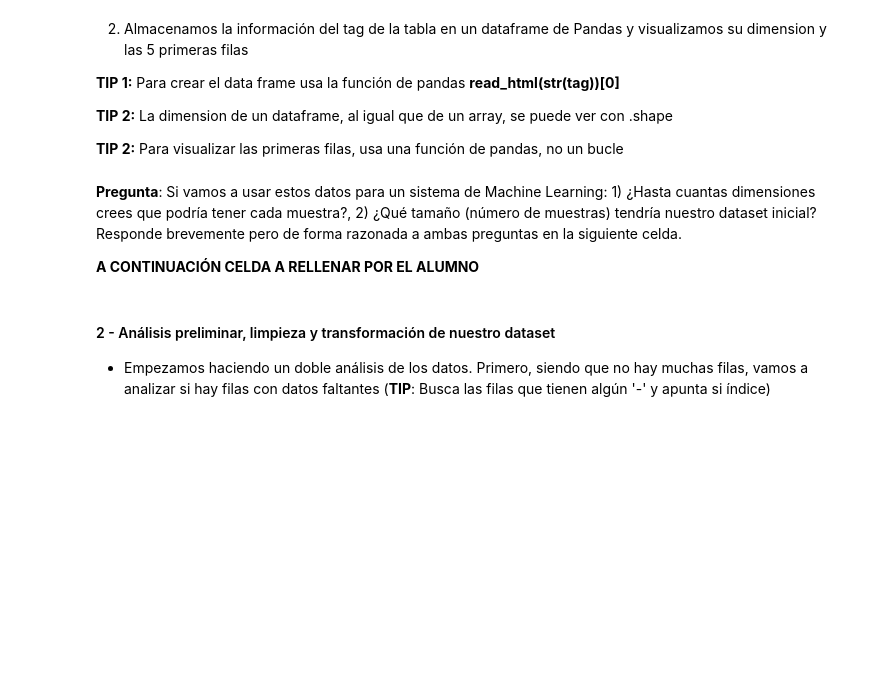
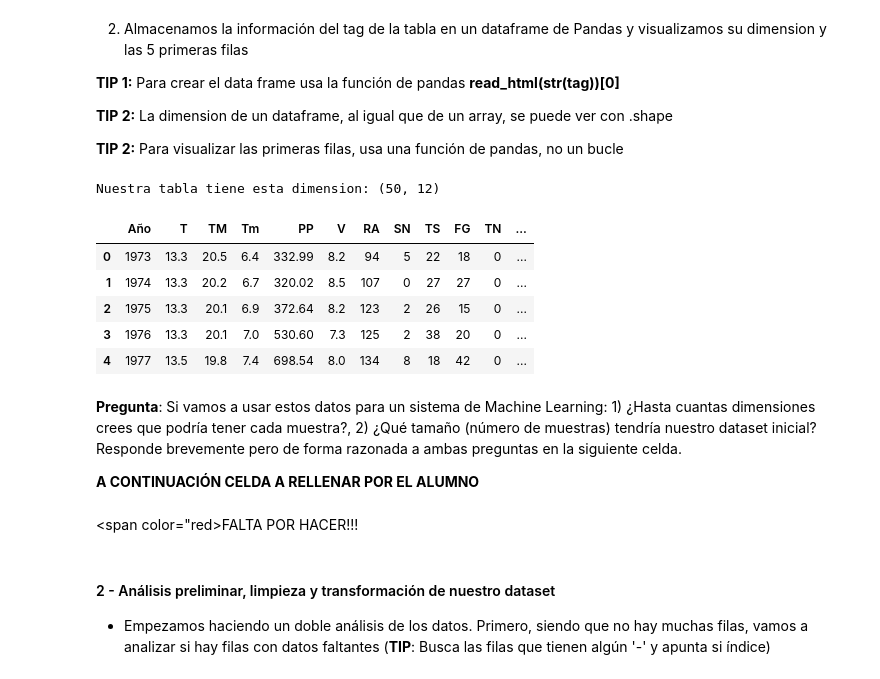
Before and after one commit to yuki/VIU_MASW, a Jupyter notebook: Actividad_2/Actividad_2_2_Alumno.ipynb, the cells around one changed output. Drawn from its saved outputs; the diff is of its cells as text; code cells hidden in the pictures; blank space fills up the shorter version.

```diff
--- a/Actividad_2/Actividad_2_2_Alumno.ipynb
+++ b/Actividad_2/Actividad_2_2_Alumno.ipynb
@@ -81,18 +90,28 @@ __TIP 2:__ Para visualizar las primeras filas, usa una función de pandas, no un
 # %%
 #Creamos el dataframe (tabla de datos) a partir del tag
 ########INSERTAR CODIGO AQUI
-df = None
+df = pd.read_html(str(tag_table))[0]
 
 #Vemos la dimensión de nuestra tabla
 ########INSERTAR CODIGO AQUI
-print(f'Nuestra tabla tiene esta dimension: {None}')
+print(f'Nuestra tabla tiene esta dimension: {df.shape}')
 
 #Visualizamos las primeras 5 muestras de nuestro dataframe
 df.head(5)
+# %% [output]
+Nuestra tabla tiene esta dimension: (50, 12)
+|  | Año | T | TM | Tm | PP | V | RA | SN | TS | FG | TN | ... |
+| 0 | 1973 | 13.3 | 20.5 | 6.4 | 332.99 | 8.2 | 94 | 5 | 22 | 18 | 0 | ... |
+| 1 | 1974 | 13.3 | 20.2 | 6.7 | 320.02 | 8.5 | 107 | 0 | 27 | 27 | 0 | ... |
+| 2 | 1975 | 13.3 | 20.1 | 6.9 | 372.64 | 8.2 | 123 | 2 | 26 | 15 | 0 | ... |
+| 3 | 1976 | 13.3 | 20.1 | 7.0 | 530.60 | 7.3 | 125 | 2 | 38 | 20 | 0 | ... |
+| 4 | 1977 | 13.5 | 19.8 | 7.4 | 698.54 | 8.0 | 134 | 8 | 18 | 42 | 0 | ... |
 # %% [markdown]
 __Pregunta__: Si vamos a usar estos datos para un sistema de Machine Learning: 1) ¿Hasta cuantas dimensiones crees que podría tener cada muestra?, 2) ¿Qué tamaño (número de muestras) tendría nuestro dataset inicial? Responde brevemente pero de forma razonada a ambas preguntas en la siguiente celda.
 
 __A CONTINUACIÓN CELDA A RELLENAR POR EL ALUMNO__
+# %% [markdown]
+<span color="red>FALTA POR HACER!!! </span>
 # %% [markdown]
 #### 2 - Análisis preliminar, limpieza y transformación de nuestro dataset
 
```
Also changed, not shown: parts of 18 cells of this notebook.
